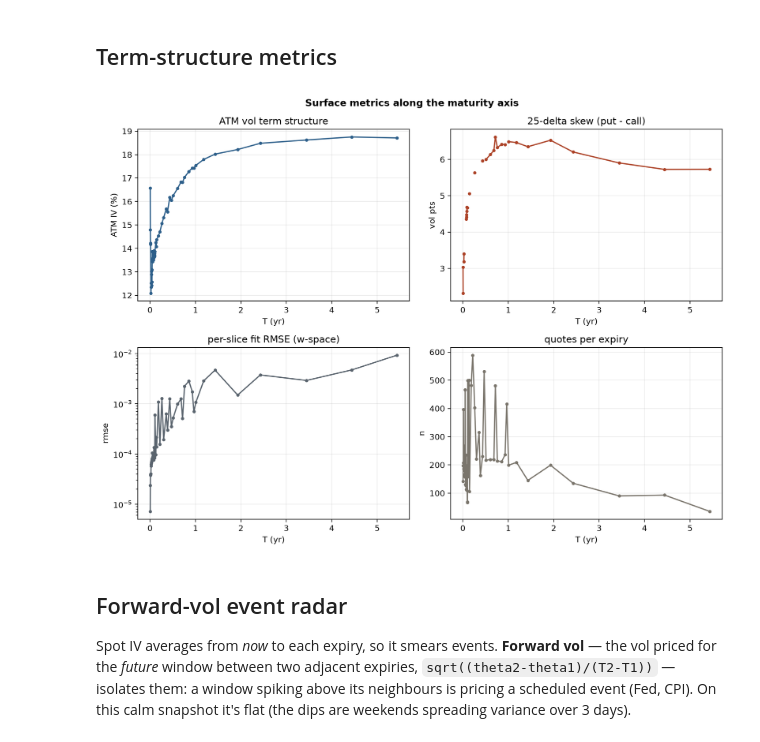
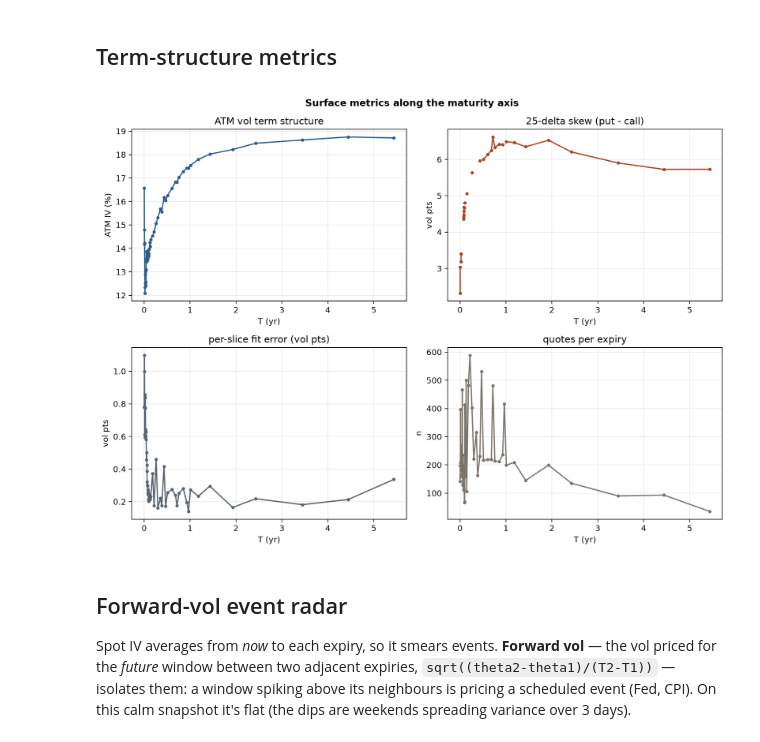
Before and after one commit to bsinek/quant-research, a Jupyter notebook: vol-surface/notebooks/surface_svi.ipynb, the cells around one changed output. Drawn from its saved outputs; the diff is of its cells as text; code cells hidden in the pictures.

```diff
--- a/vol-surface/notebooks/surface_svi.ipynb
+++ b/vol-surface/notebooks/surface_svi.ipynb
@@ -42,10 +46,9 @@ df["F"] = df["expiry"].map(surface.forward_by_expiry(df, RATE))
 df = df[df["F"].notna()].copy()
 df = df[surface.select_otm(df)].copy()
 
-# one root per expiry (dominant by count) — avoids SPX/SPXW AM/PM settlement mixing
-keep = (df.groupby(["expiry", "root"]).size().reset_index(name="n")
-          .sort_values("n").drop_duplicates("expiry", keep="last")[["expiry", "root"]])
-df = df.merge(keep, on=["expiry", "root"], how="inner")
+# one root per expiry: SPXW <=60d, richest beyond (surface.blend_roots, ADR 015).
+# Shared with surface.ipynb so the two notebooks can't drift on this choice.
+df = surface.blend_roots(df)
 
 df["iv"] = bs.implied_vol(df["mid"], df["F"], df["strike"], df["T"], df["type"], RATE)
 df = df[(df["iv"] > 0.01) & (df["iv"] < 3.0)].copy()
@@ -141,13 +145,13 @@ f.suptitle("SVI surface — four angles", fontweight="bold"); f.tight_layout()
 # %%
 f, ax = plt.subplots(2, 2, figsize=(11, 8))
 ax[0,0].plot(met["T"], met.atm_vol*100, "o-", color=CURVE, ms=3); ax[0,0].set_title("ATM vol term structure"); ax[0,0].set_ylabel("ATM IV (%)")
 ax[0,1].plot(met["T"], met.skew_25d*100, "o-", color=WARN, ms=3); ax[0,1].set_title("25-delta skew (put - call)"); ax[0,1].set_ylabel("vol pts")
-ax[1,0].semilogy(met["T"], met.rmse, "o-", color=DOT, ms=3); ax[1,0].set_title("per-slice fit RMSE (w-space)"); ax[1,0].set_ylabel("rmse")
+ax[1,0].plot(met["T"], met.rmse_vol*100, "o-", color=DOT, ms=3); ax[1,0].set_title("per-slice fit error (vol pts)"); ax[1,0].set_ylabel("vol pts")
 ax[1,1].plot(fit["T"], fit.n_quotes, "o-", color="#7A756C", ms=3); ax[1,1].set_title("quotes per expiry"); ax[1,1].set_ylabel("n")
 for a in ax.ravel(): a.grid(alpha=.25); a.set_xlabel("T (yr)")
 f.suptitle("Surface metrics along the maturity axis", fontweight="bold"); f.tight_layout()
 # %% [output]
-[figure, old version]
+[figure, new version]
 # %% [markdown]
 ## Forward-vol event radar
 
```
Also changed, not shown: parts of 5 cells of this notebook, 7 other files.
